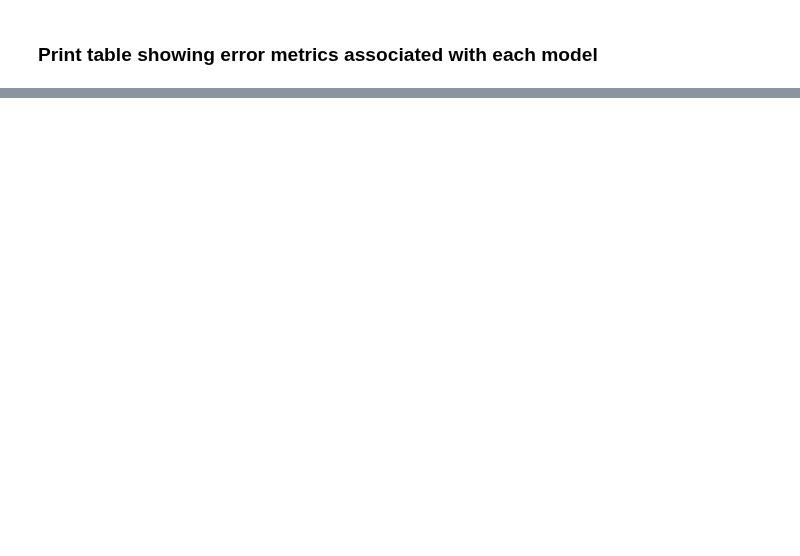
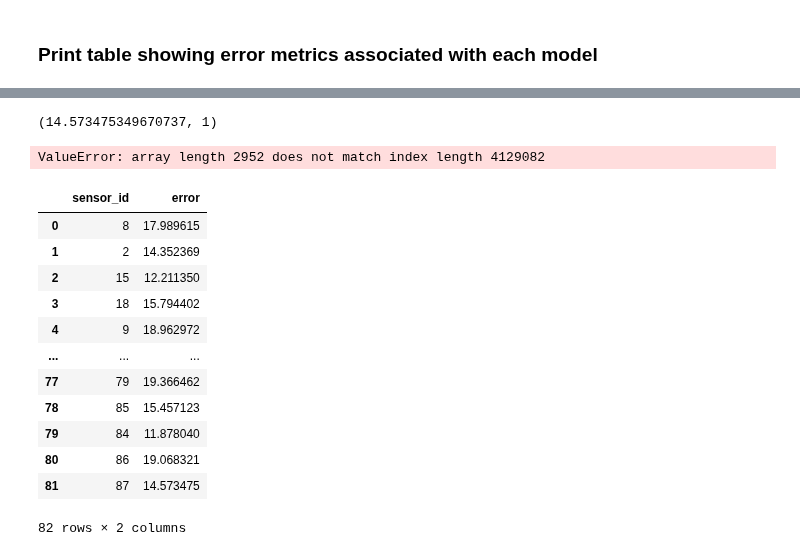
Before and after one commit to nickmalleson/footfall, a Jupyter notebook: MelbourneAnalysis/3. Modelling/2a. ModelSelection_TestExcludingSpatialVariables.ipynb, the cells around one changed output, grey strips where cells are left out. Drawn from its saved outputs; the diff is of its cells as text; code cells hidden in the pictures; blank space fills up the shorter version.

```diff
--- a/MelbourneAnalysis/3. Modelling/2a. ModelSelection_TestExcludingSpatialVariables.ipynb
+++ b/MelbourneAnalysis/3. Modelling/2a. ModelSelection_TestExcludingSpatialVariables.ipynb
@@ -231,0 +196,5 @@ def run_model_with_cv_and_predict(model,model_name, metrics, cv, X_data, Y_data)
+# %%
+df =pd.DataFrame({'Predictions': predictions, 'Real_vals':Yfull, 'AbsolouteError':abs(Yfull-predictions)})
+(df['AbsolouteError'].mean()/df['Real_vals'].mean()*100,1)
+# %% [output]
+(14.573475349670737, 1)
@@ -231,0 +203,11 @@ def run_model_with_cv_and_predict(model,model_name, metrics, cv, X_data, Y_data)
+# %%
+# Get all relevant data in one dataframe
+df =pd.DataFrame({'Predictions': predictions, 'Real_vals':Yfull, 'Hour': data_time_columns['time'],
+                  'Weekday': data_time_columns['weekday_num'] ,'Sensor_id':sensor_ids, 'AbsolouteError':abs(Yfull-predictions)})
+# Add hour of week variable
+df['hour_of_week'] = df.apply (lambda row: label_hour_of_week(row), axis=1)
+# Sort by this variable
+df=df.sort_values(by=['Weekday', 'Hour'])
+df.head()
+# %% [output]
+ValueError: array length 2952 does not match index length 4129082
@@ -231,0 +232,16 @@ def run_model_with_cv_and_predict(model,model_name, metrics, cv, X_data, Y_data)
+# %%
+sensorly_errors_df
+# %% [output]
+|  | sensor_id | error |
+| 0 | 8 | 17.989615 |
+| 1 | 2 | 14.352369 |
+| 2 | 15 | 12.211350 |
+| 3 | 18 | 15.794402 |
+| 4 | 9 | 18.962972 |
+| ... | ... | ... |
+| 77 | 79 | 19.366462 |
+| 78 | 85 | 15.457123 |
+| 79 | 84 | 11.878040 |
+| 80 | 86 | 19.068321 |
+| 81 | 87 | 14.573475 |
+82 rows × 2 columns
```
Also changed, not shown: parts of 30 cells of this notebook.
